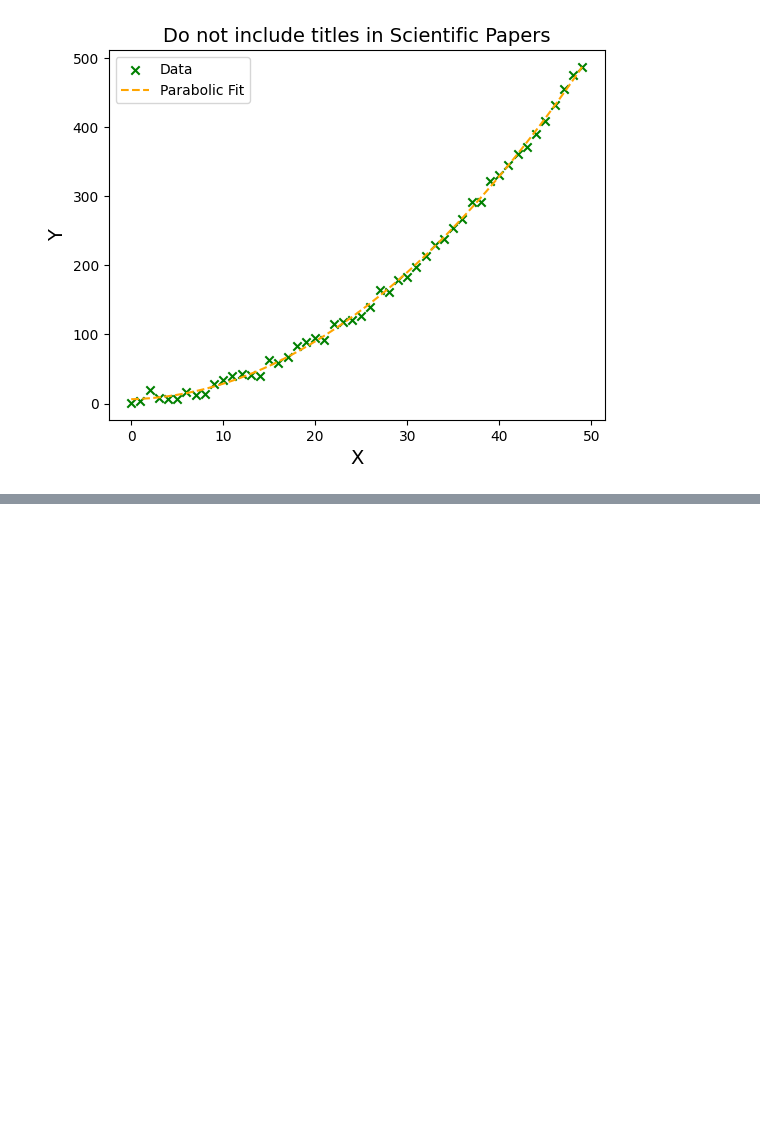
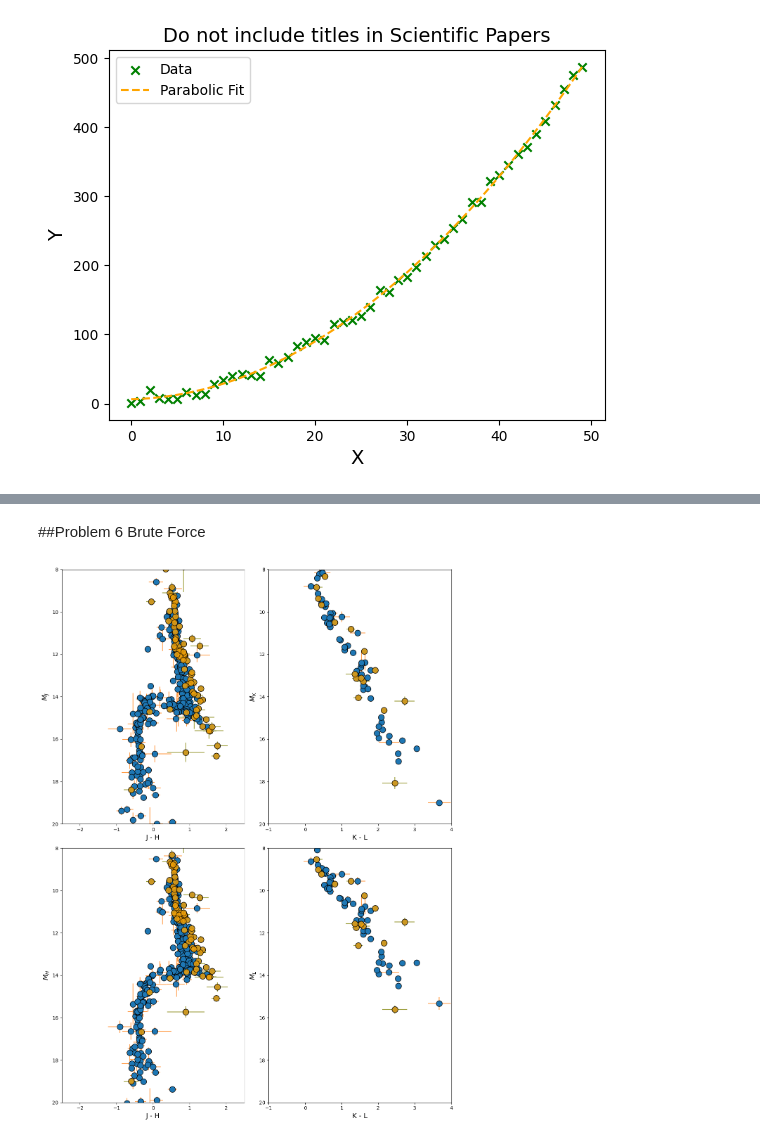
Before and after one commit to Aweymouth13/Scientfic-Python, a Jupyter notebook: week8/hw8.ipynb, the cells around one changed output, grey strips where cells are left out. Saved outputs shown, nothing was run; the diff lists cells and outputs as text; code cells hidden in the pictures; blank space fills up the shorter version.

```diff
--- a/week8/hw8.ipynb
+++ b/week8/hw8.ipynb
@@ -351,0 +367,55 @@ plt.show()
+# %% [markdown]
+##Problem 6 Brute Force
+# %%
+#same tuneable params as above
+
+#2z2 subplot
+fig, axs = plt.subplots(2, 2, figsize=(12, 16))
+
+#xlimits and ticks
+axs[0, 0].set_xlim(-2.5, 2.5)
+axs[0, 0].set_xticks(range(-2, 3, 1))
+
+axs[0, 1].set_xlim(-1, 4)
+axs[0, 1].set_xticks(range(-1, 5, 1))
+
+axs[1, 0].set_xlim(-2.5, 2.5)
+axs[1, 0].set_xticks(range(-2, 3, 1))
+
+axs[1, 1].set_xlim(-1, 4)
+axs[1, 1].set_xticks(range(-1, 5, 1))
+
+#top left: J - H vs MJ
+axs[0, 0].errorbar(jmag_hmag_diff, abs_jmag, xerr=jmag_hmag_diff_err, yerr=abs_jmag_err, fmt='o', c=mcf, markeredgecolor=mecf, ecolor=ecf, alpha=a_full, markersize=ms)
+axs[0, 0].errorbar(filtered_jmag_hmag_diff, filtered_abs_jmag, xerr=filtered_jmag_hmag_diff_err, yerr=filtered_abs_jmag_err, fmt='o', c=mcfilt, markeredgecolor=mecfilt, ecolor=ecfilt, alpha=a_filtered, markersize=ms)
+axs[0, 0].set_xlabel('J - H', fontsize=afs)
+axs[0, 0].set_ylabel(r'$M_J$', fontsize=afs)
+
+#top right: K - L vs MK
+axs[0, 1].errorbar(kl_diff, abs_mk, xerr=kl_diff_err, yerr=abs_mk_err, fmt='o', c=mcf, markeredgecolor=mecf, ecolor=ecf, alpha=a_full, markersize=ms)
+axs[0, 1].errorbar(filtered_kl_diff, filtered_abs_mk, xerr=filtered_kl_diff_err, yerr=filtered_abs_mk_err, fmt='o', c=mcfilt, markeredgecolor=mecfilt, ecolor=ecfilt, alpha=a_filtered, markersize=ms)
+axs[0, 1].set_xlabel('K - L', fontsize=afs)
+axs[0, 1].set_ylabel(r'$M_K$', fontsize=afs)
+
+#bottom left: J - H vs MH
+axs[1, 0].errorbar(jmag_hmag_diff, abs_mh, xerr=jmag_hmag_diff_err, yerr=abs_mh_err, fmt='o', c=mcf, markeredgecolor=mecf, ecolor=ecf, alpha=a_full, markersize=ms)
+axs[1, 0].errorbar(filtered_jmag_hmag_diff, filtered_abs_mh, xerr=filtered_jmag_hmag_diff_err, yerr=filtered_abs_mh_err, fmt='o', c=mcfilt, markeredgecolor=mecfilt, ecolor=ecfilt, alpha=a_filtered, markersize=ms)
+axs[1, 0].set_xlabel('J - H', fontsize=afs)
+axs[1, 0].set_ylabel(r'$M_H$', fontsize=afs)
+
+#bottom right: K - L vs ML
+axs[1, 1].errorbar(kl_diff, abs_ml, xerr=kl_diff_err, yerr=abs_ml_err, fmt='o', c=mcf, markeredgecolor=mecf, ecolor=ecf, alpha=a_full, markersize=ms)
+axs[1, 1].errorbar(filtered_kl_diff, filtered_abs_ml, xerr=filtered_kl_diff_err, yerr=filtered_abs_ml_err, fmt='o', c=mcfilt, markeredgecolor=mecfilt, ecolor=ecfilt, alpha=a_filtered, markersize=ms)
+axs[1, 1].set_xlabel('K - L', fontsize=afs)
+axs[1, 1].set_ylabel(r'$M_L$', fontsize=afs)
+
+#all share common y lims
+for ax in axs.flat:
+    ax.set_ylim(20, 8)
+
+#show/save
+plt.tight_layout()
+plt.savefig('question_6.pdf', format='pdf')
+plt.show()
+# %% [output]
+[figure, added]
```
Also changed, not shown: parts of 11 cells of this notebook, 4 other files.
